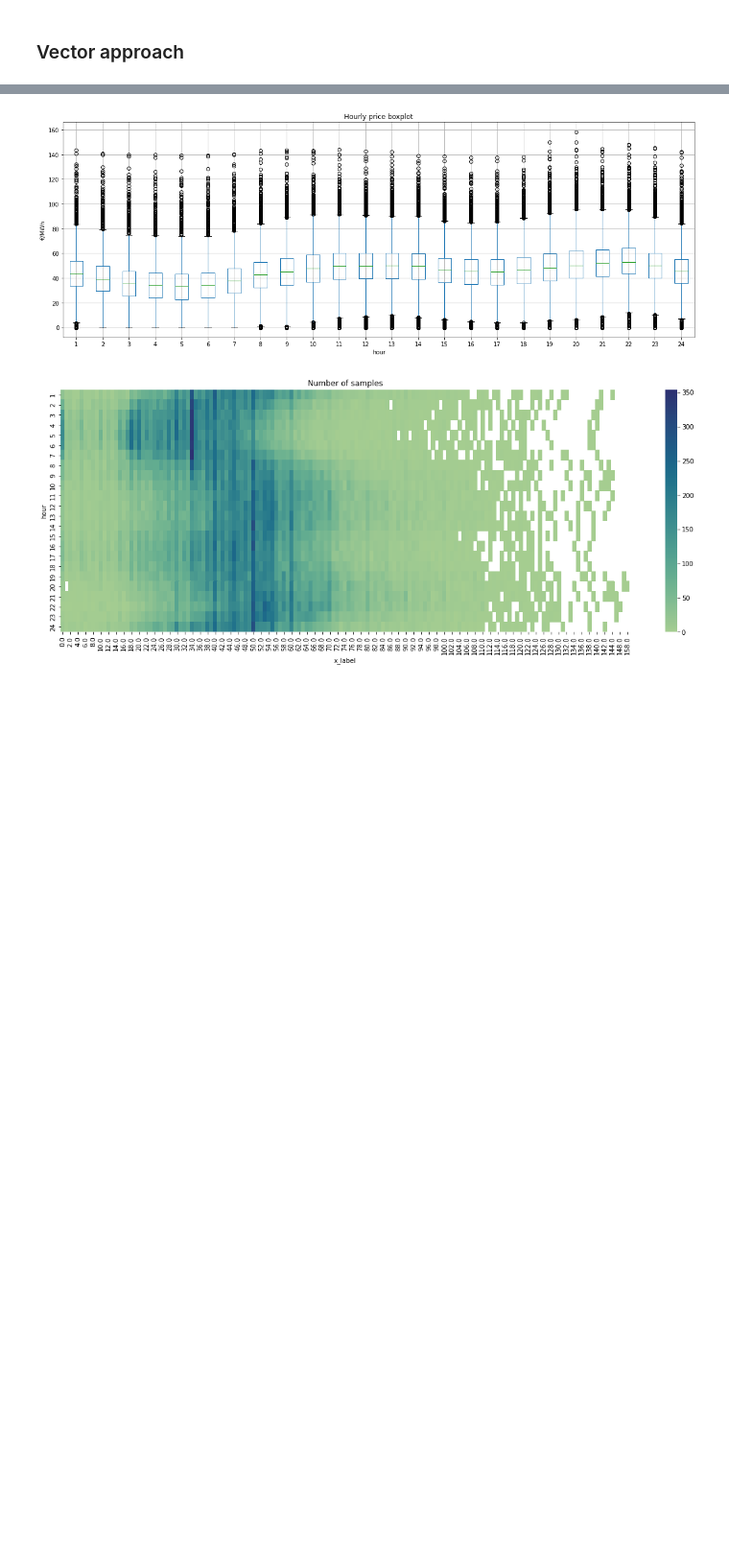
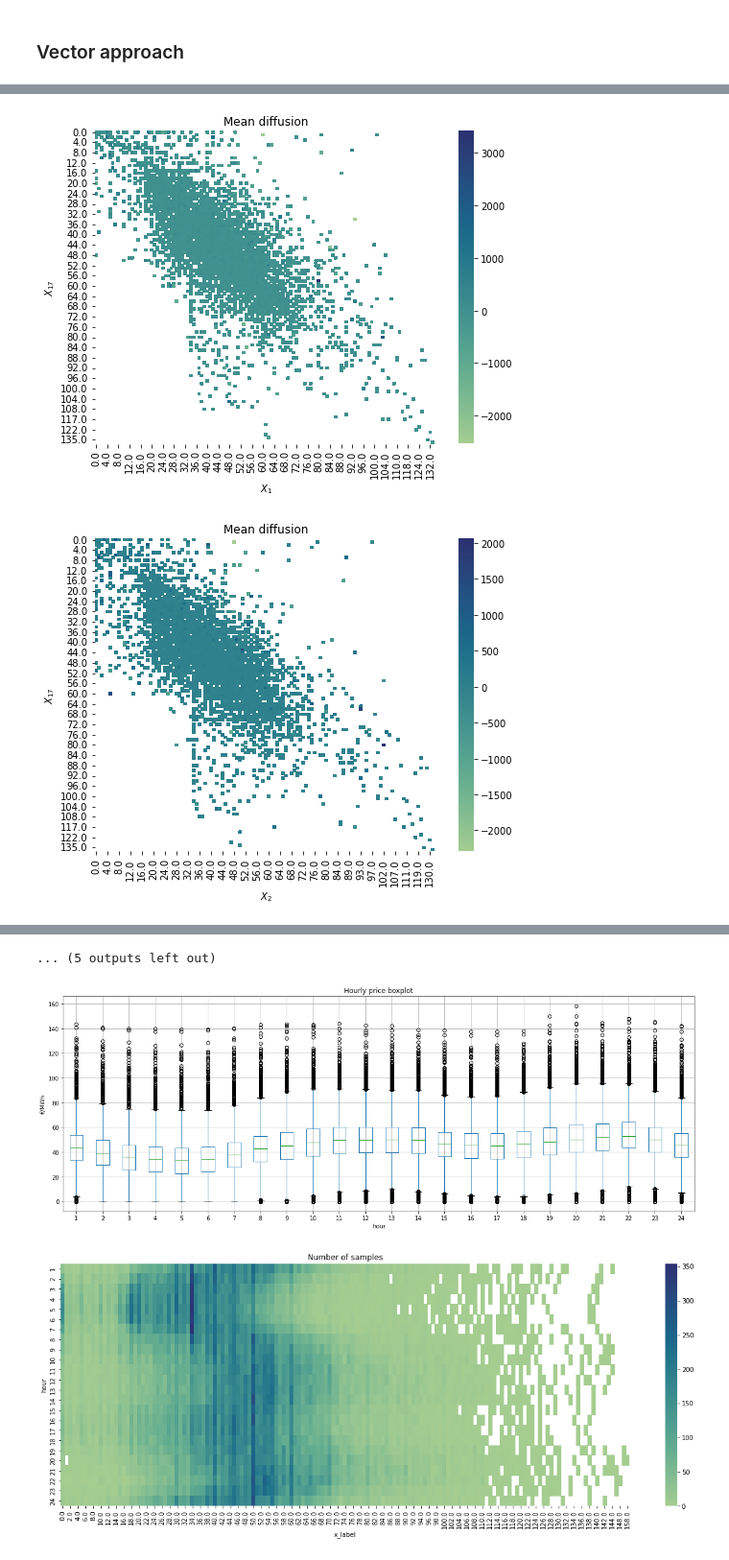
Before and after one commit to NonoMalpi/electricity, a Jupyter notebook: notebooks/Potenciala.ipynb, the cells around one changed output, grey strips where cells are left out. Shown at 96% size. Drawn from its saved outputs; the diff is of its cells as text; code cells hidden in the pictures; blank space fills up the shorter version.

```diff
--- a/notebooks/Potenciala.ipynb
+++ b/notebooks/Potenciala.ipynb
@@ -214,0 +203,7 @@ s = VectorTimeSeries(df=df, signal_name="spain", bucket_method=BucketMethod.Roun
+# %%
+for i in range(17, 18):
+    for j in range(1, i+1):
+        s.plot_diffusion_element(i=i, j=j)
+# %% [output]
+[figure, added]
+[figure, added]
@@ -214,0 +220 @@ s = VectorTimeSeries(df=df, signal_name="spain", bucket_method=BucketMethod.Roun
+... (5 outputs left out)
```
Also changed, not shown: parts of 19 cells of this notebook, 2 other files.
